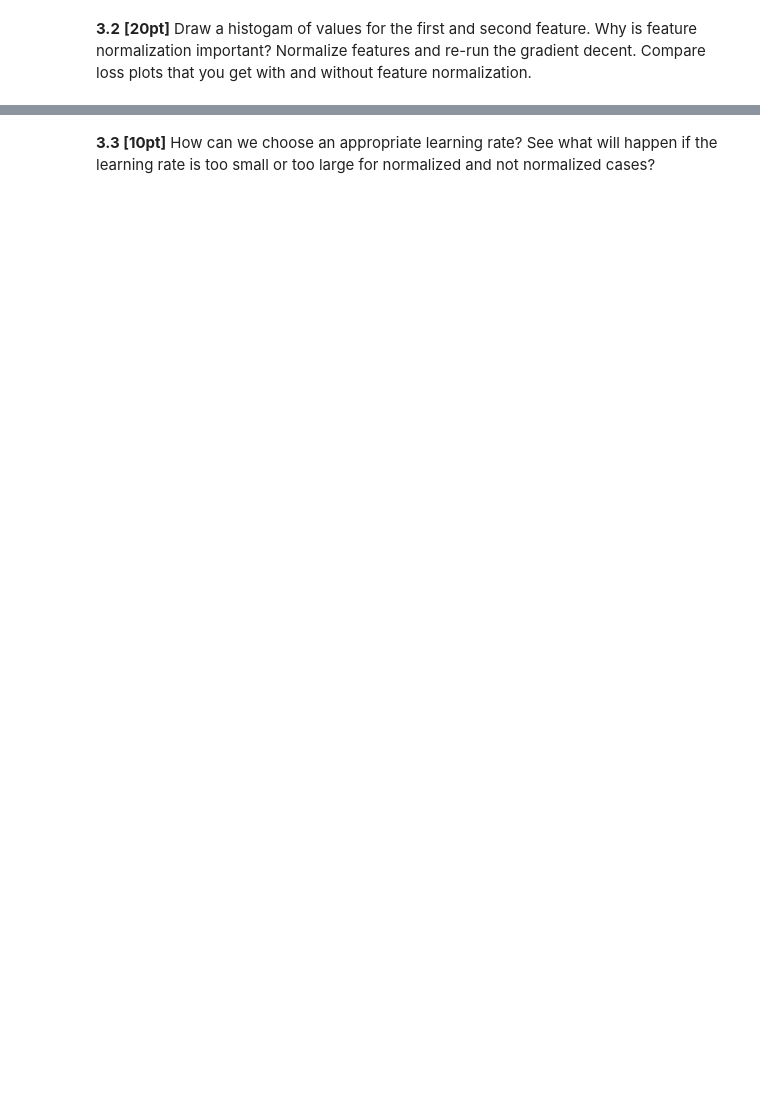
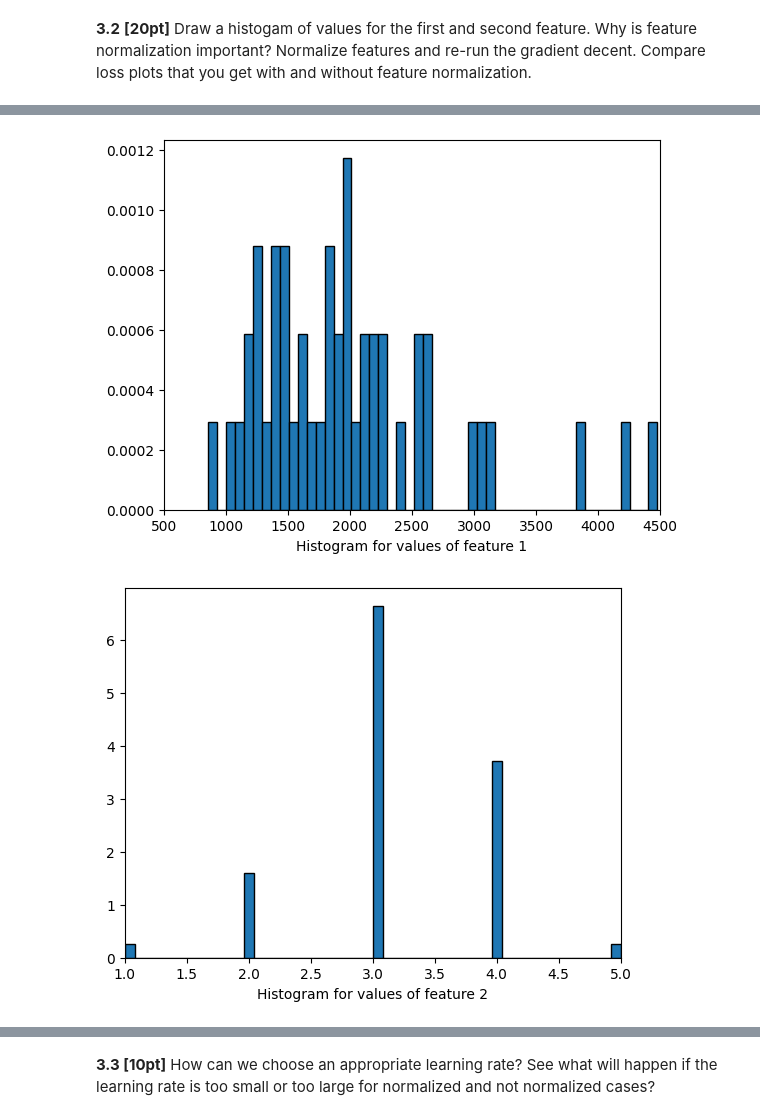
Before and after one commit to digitaldna01/boston-univ, a Jupyter notebook: CAS CS 542/HW/pset1/pset1.ipynb, the cells around one changed output, grey strips where cells are left out. Drawn from its saved outputs; the diff is of its cells as text; code cells hidden in the pictures; blank space fills up the shorter version.

```diff
--- a/CAS CS 542/HW/pset1/pset1.ipynb
+++ b/CAS CS 542/HW/pset1/pset1.ipynb
@@ -437,2 +442,16 @@ plt.show()
+# %%
+plt.hist(X[:,0], bins=50, density=True, edgecolor="black")
+plt.xlim(500, 4500)
+plt.xlabel("Histogram for values of feature 1")
+plt.show()
+
+
+plt.hist(X[:,1], bins=50, density=True, edgecolor="black")
+plt.xlim(1, 5)
+plt.xlabel("Histogram for values of feature 2")
+plt.show()
+# %% [output]
+[figure, added]
+[figure, added]
 # %%
 theta_init = np.zeros((3, 1))
```
Also changed, not shown: parts of 11 cells of this notebook.
